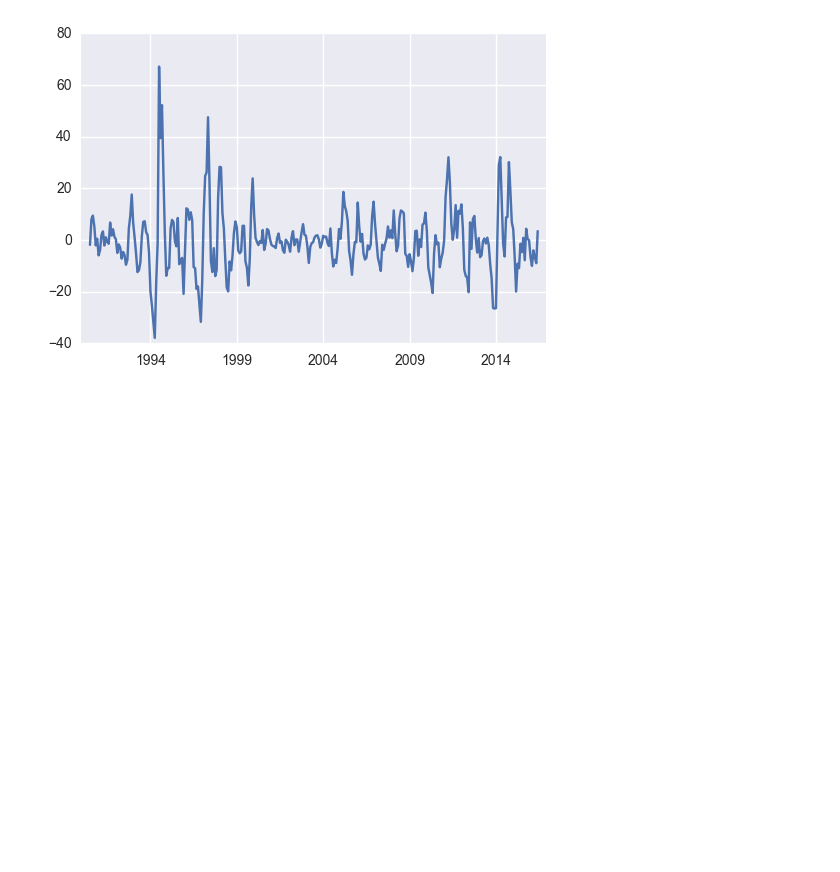
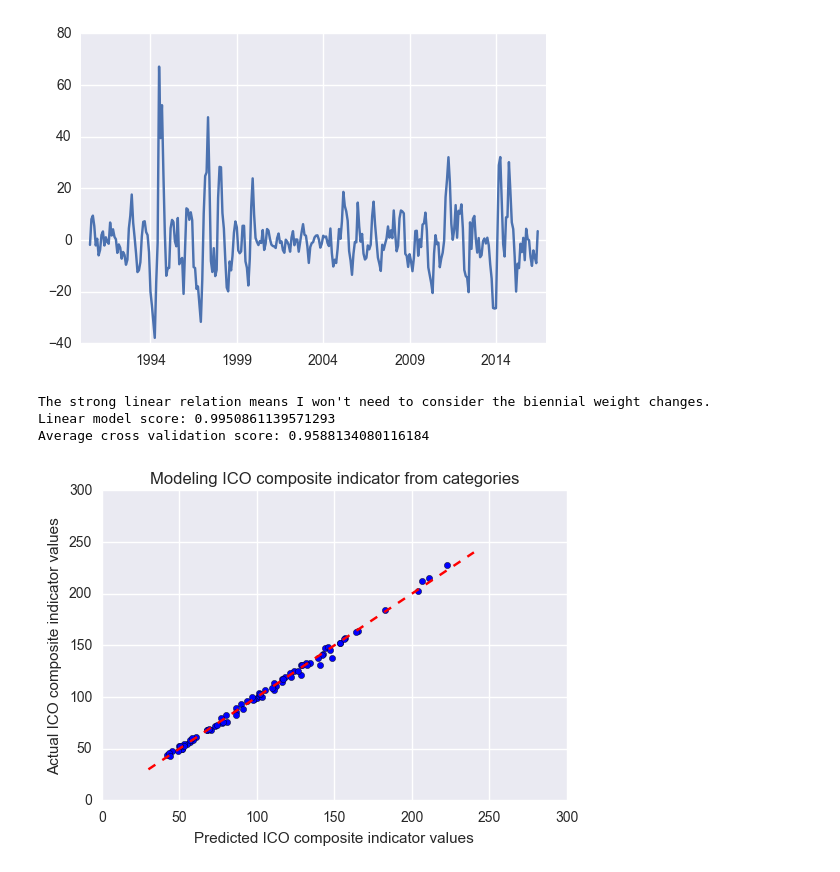
Before and after one commit to mohsseha/DSI-BOS-students, a Jupyter notebook: ntmitchell/capstone project/EDA--ICO-indicator.ipynb, the cells around one changed output. Saved outputs shown, nothing was run; the diff lists cells and outputs as text; code cells hidden in the pictures; blank space fills up the shorter version.

```diff
--- a/ntmitchell/capstone project/EDA--ICO-indicator.ipynb
+++ b/ntmitchell/capstone project/EDA--ICO-indicator.ipynb
@@ -64,3 +67,32 @@ plt.show()
 [figure]
 [figure]
 [figure]
+# %%
+def modeling_composite_from_categories(dataframe):
+
+    X = dataframe.drop("ICO composite indicator", axis = 1)
+    y = dataframe["ICO composite indicator"]
+
+    train_X, test_X, train_y, test_y = train_test_split(X, y)
+
+    linear_model = LinearRegression()
+    linear_model.fit(train_X, train_y)
+
+    print("The strong linear relation means I won't need to consider the biennial weight changes.")
+    print("Linear model score: {}".format(linear_model.score(X, y)))
+    print("Average cross validation score: {}".format(cross_val_score(linear_model, X, y).mean()))
+
+
+    plt.scatter(linear_model.predict(test_X), test_y)
+    plt.plot([30,240], [30,240], "r--")
+    plt.xlabel("Predicted ICO composite indicator values")
+    plt.ylabel("Actual ICO composite indicator values")
+    plt.title("Modeling ICO composite indicator from categories")
+    plt.show()
+
+modeling_composite_from_categories(ICO_composite_indicator.ICO_indicator_data)
+# %% [output]
+The strong linear relation means I won't need to consider the biennial weight changes.
+Linear model score: 0.9950861139571293
+Average cross validation score: 0.9588134080116184
+[figure, added]
```
Also changed, not shown: parts of 2 cells of this notebook, 4 other files.
